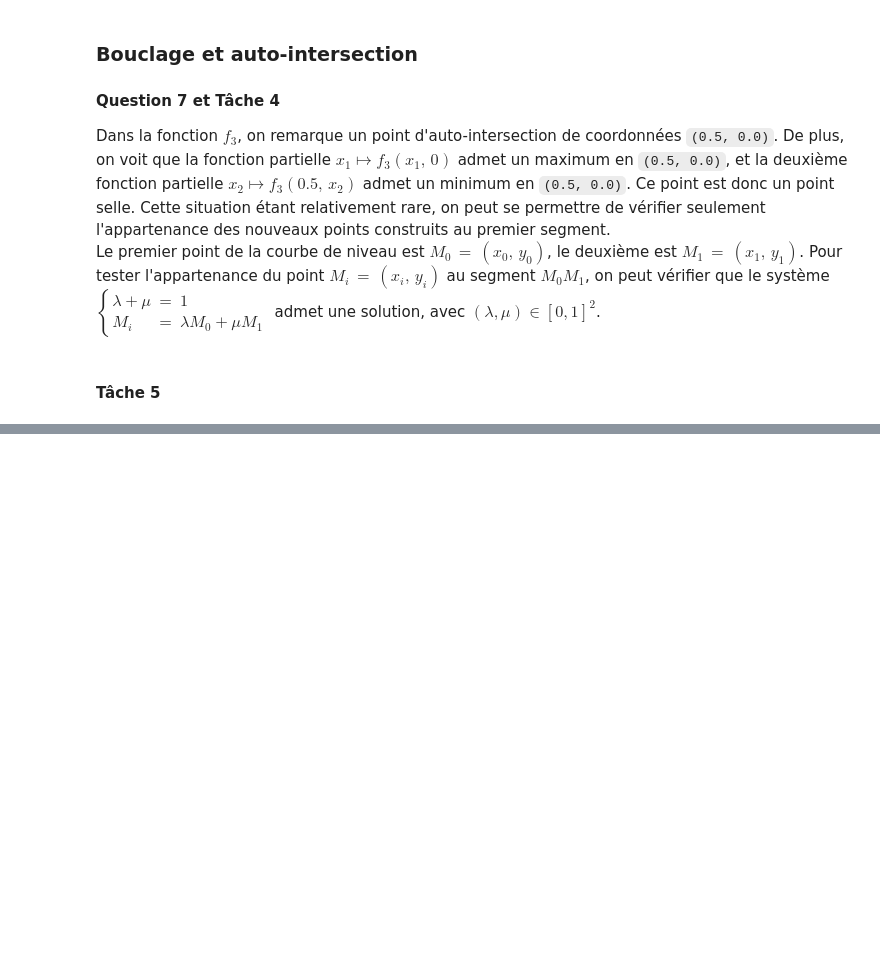
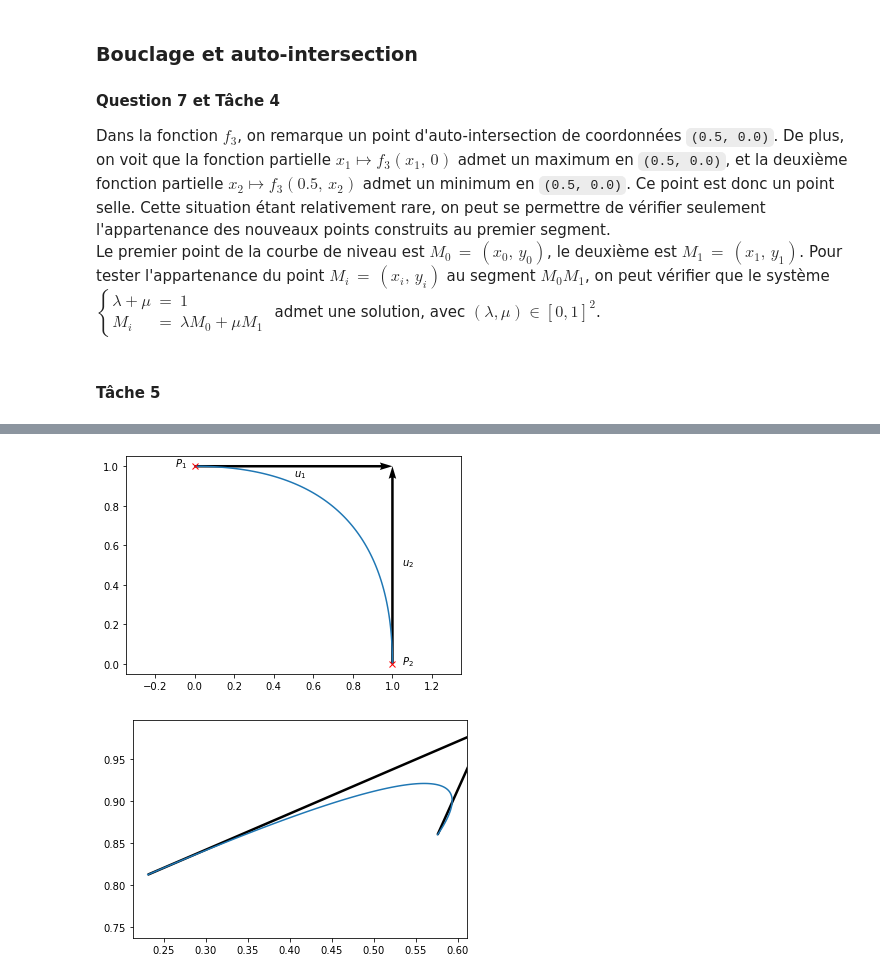
Before and after one commit to MaximeSTUDTER/devoir-courbesdeniveau, a Jupyter notebook: Courbes de niveau - Réponses.ipynb, the cells around one changed output, grey strips where cells are left out. Drawn from its saved outputs; the diff is of its cells as text; code cells hidden in the pictures; blank space fills up the shorter version.

```diff
--- a/Courbes de niveau - Réponses.ipynb
+++ b/Courbes de niveau - Réponses.ipynb
@@ -213,23 +217,66 @@ Dans le cas où il est impossible de résoudre le système, on extrapole linéai
 # %%
 def gamma(t, P1, P2, u1, u2):
 
     x1, y1 = P1
     x2, y2 = P2
     u11, u12 = u1
     u21, u22 = u2
 
     A = np.array([[u11, u21], [u21, u22]])
     b = 2 * np.array([x2 - x1, y2 - y1])
 
     try:
         alpha, beta = linalg.solve(A, b)
         a, d, b, e = x1, y1, alpha*u11, alpha*u12
         c = x2 - a - b
         f = y2 - d - e
 
         return np.array([[a + b*t + c*t*t],
                         [d + e*t + f*t*t]])
 
     except LinAlgError:
         return np.array([(1 - t)*x1 + t*x2],
                        [(1 - t)*y1 + t*y2])
+
+
+P1 = np.array([1, 0])
+P2 = np.array([0, 1])
+
+u1 = np.array([0, 1])
+u2 = np.array([1, 0])
+
+T = np.linspace(0, 1, 100)
+X, Y = gamma(T, P1, P2, u1, u2)
+
+plt.axis('equal')
+
+
+plt.quiver([P1[0], P2[0]], [P1[1], P2[1]], [u1[0], u2[0]], (u1[1], u2[1]), scale = 1, scale_units = 'xy')
+plt.plot(X[0], Y[0])
+plt.plot(1, 0, 'rx')
+plt.plot(0, 1, 'rx')
+
+plt.text(1.05, 0, '$P_2$')
+plt.text(-0.1, 1, '$P_1$')
+plt.text(0.5, 0.95, '$u_1$')
+plt.text(1.05, 0.5, '$u_2$')
+
+plt.show()
+
+#Un peu moins régulier
+
+P1 = np.array([random(), random()])
+P2 = np.array([random(), random()])
+u1 = np.array([random(), random()])
+u2 = np.array([random(), random()])
+
+X, Y = gamma(T, P1, P2, u1, u2)
+
+plt.axis('equal')
+
+plt.quiver([P1[0], P2[0]], [P1[1], P2[1]], [u1[0], u2[0]], (u1[1], u2[1]), scale = 1, scale_units = 'xy')
+plt.plot(X[0], Y[0])
+plt.show()
+# %% [output]
+[figure, added]
+[figure, added]
```
Also changed, not shown: parts of 3 cells of this notebook.
